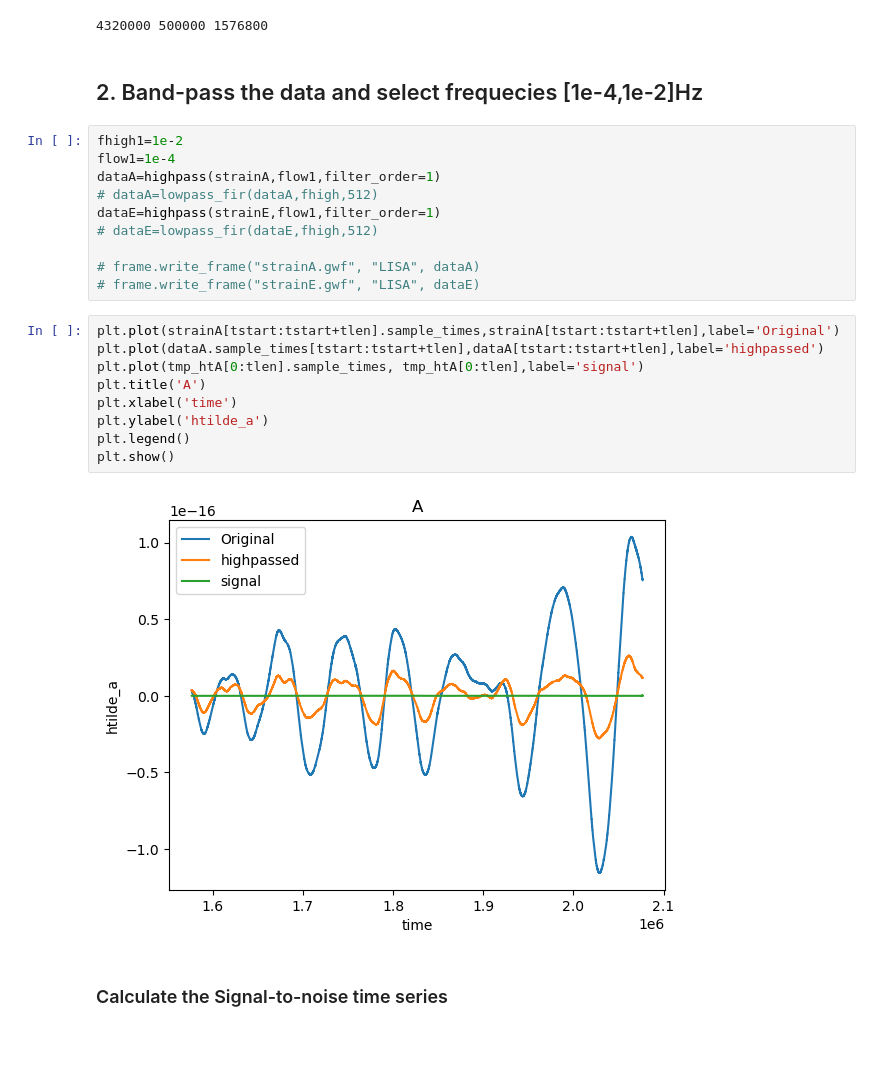
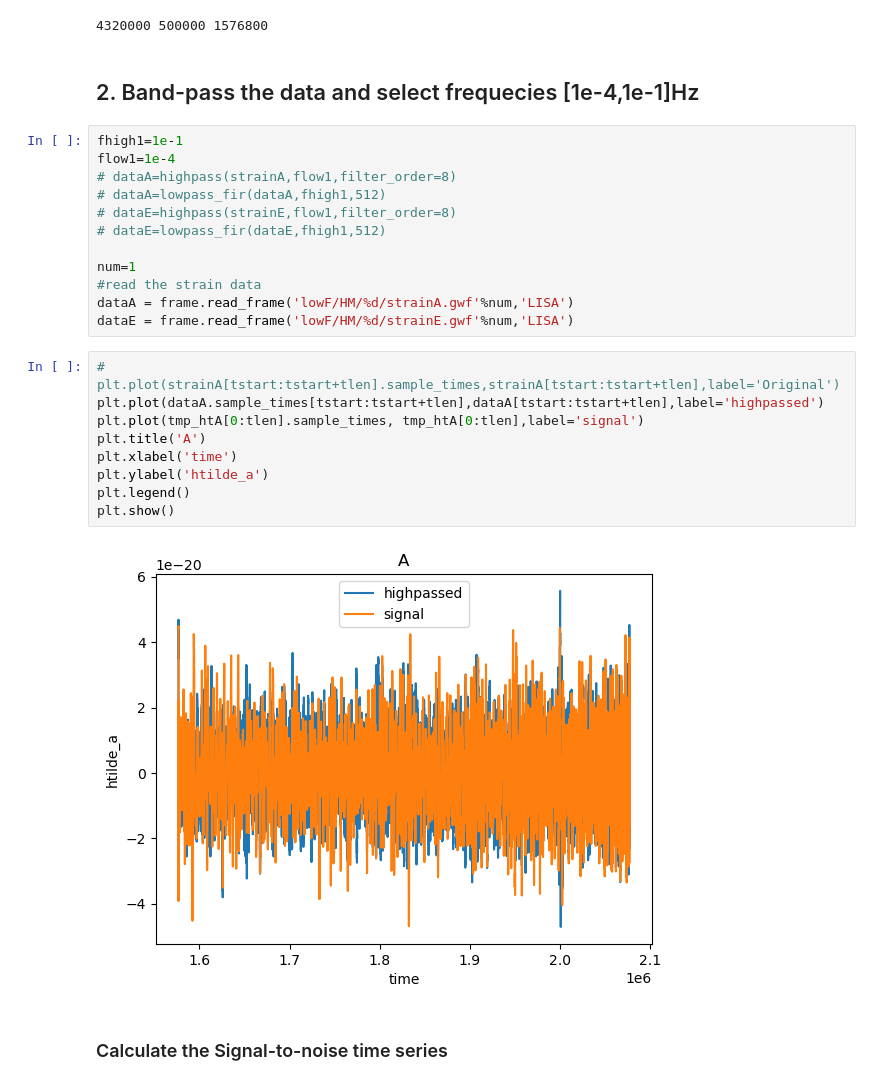
Before and after one commit to renjiewang888/LitePIG, a Jupyter notebook: parameter_estimation/testTDIestimation.ipynb, the cells around one changed output. Drawn from its saved outputs; the diff is of its cells as text; blank space fills up the shorter version.

```diff
--- a/parameter_estimation/testTDIestimation.ipynb
+++ b/parameter_estimation/testTDIestimation.ipynb
@@ -370,27 +371,29 @@ strainE[tstart:tstart+tlen]= strainE[tstart:tstart+tlen] +tmp_htE[0:tlen]
 # %% [output]
 4320000 500000 1576800
 # %% [markdown]
-## 2. Band-pass the data and select frequecies [1e-4,1e-2]Hz
+## 2. Band-pass the data and select frequecies [1e-4,1e-1]Hz
 # %%
-fhigh1=1e-2
+fhigh1=1e-1
 flow1=1e-4
-dataA=highpass(strainA,flow1,filter_order=1)
-# dataA=lowpass_fir(dataA,fhigh,512)
-dataE=highpass(strainE,flow1,filter_order=1)
-# dataE=lowpass_fir(dataE,fhigh,512)
+# dataA=highpass(strainA,flow1,filter_order=8)
+# dataA=lowpass_fir(dataA,fhigh1,512)
+# dataE=highpass(strainE,flow1,filter_order=8)
+# dataE=lowpass_fir(dataE,fhigh1,512)
 
-# frame.write_frame("strainA.gwf", "LISA", dataA)
-# frame.write_frame("strainE.gwf", "LISA", dataE)
+num=1
+#read the strain data
+dataA = frame.read_frame('lowF/HM/%d/strainA.gwf'%num,'LISA')
+dataE = frame.read_frame('lowF/HM/%d/strainE.gwf'%num,'LISA')
 # %%
-plt.plot(strainA[tstart:tstart+tlen].sample_times,strainA[tstart:tstart+tlen],label='Original')
+# plt.plot(strainA[tstart:tstart+tlen].sample_times,strainA[tstart:tstart+tlen],label='Original')
 plt.plot(dataA.sample_times[tstart:tstart+tlen],dataA[tstart:tstart+tlen],label='highpassed')
 plt.plot(tmp_htA[0:tlen].sample_times, tmp_htA[0:tlen],label='signal')
 plt.title('A')
 plt.xlabel('time')
 plt.ylabel('htilde_a')
 plt.legend()
 plt.show()
 # %% [output]
-[figure, old version]
+[figure, new version]
 # %% [markdown]
 ### Calculate the Signal-to-noise time series
```
Also changed, not shown: parts of 5 cells of this notebook, 2 other files.
